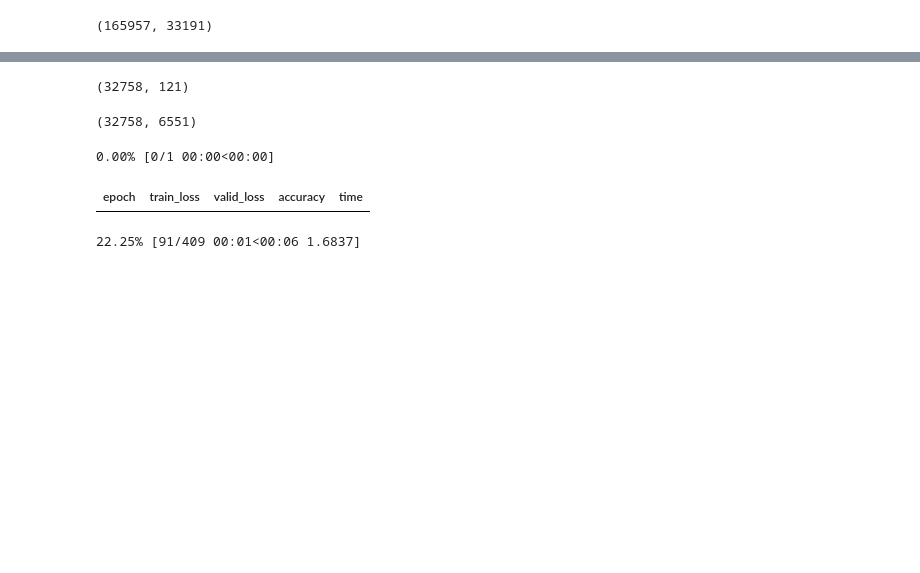
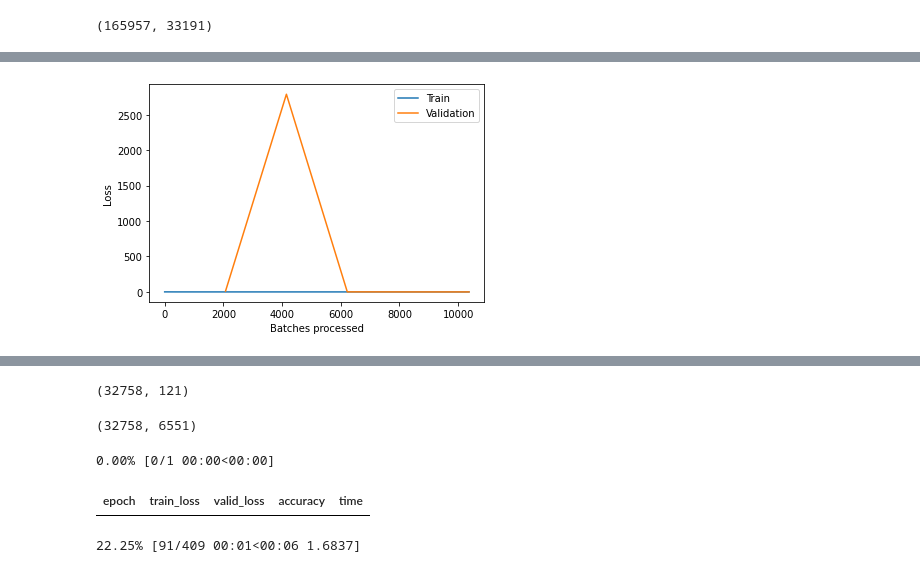
Before and after one commit to Jaskolk/ed-triage, a Jupyter notebook: ED_triage_tabular_v3.ipynb, the cells around one changed output, grey strips where cells are left out. Drawn from its saved outputs; the diff is of its cells as text; code cells hidden in the pictures; blank space fills up the shorter version.

```diff
--- a/ED_triage_tabular_v3.ipynb
+++ b/ED_triage_tabular_v3.ipynb
@@ -632,0 +266,3 @@ recall:       [0.378556 0.9797  ]
+# %%
+lr = 5e-2
+learn.fit_one_cycle(epochs, lr)
@@ -632,0 +276,4 @@ recall:       [0.378556 0.9797  ]
+# %%
+learn.recorder.plot_losses()
+# %% [output]
+[figure, added]
```
Also changed, not shown: parts of 122 cells of this notebook, 2 other files.
